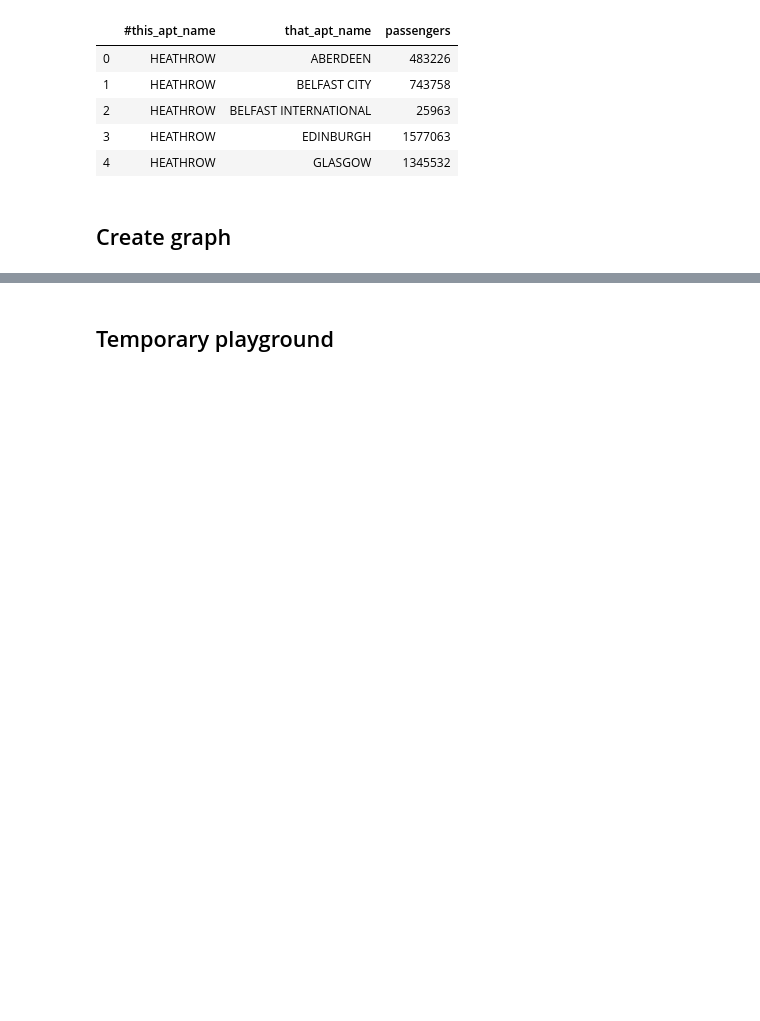
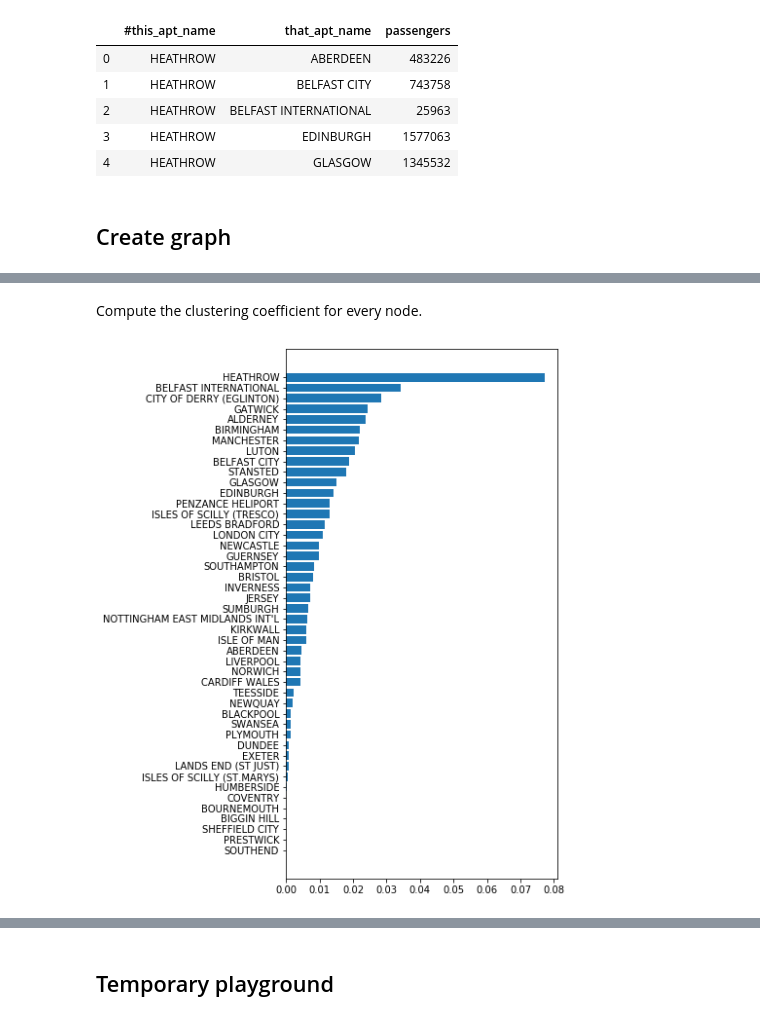
Before and after one commit to paulomac1000/UK-domestic-flights-network, a Jupyter notebook: Notebook.ipynb, the cells around one changed output, grey strips where cells are left out. Saved outputs shown, nothing was run; the diff lists cells and outputs as text; code cells hidden in the pictures; blank space fills up the shorter version.

```diff
--- a/Notebook.ipynb
+++ b/Notebook.ipynb
@@ -39,0 +106,11 @@ g=nx.from_pandas_edgelist(data, source='#this_apt_name', target='that_apt_name',
+# %% [markdown]
+Compute the clustering coefficient for every node.
+# %%
+clustering_coefficient = nx.clustering(g, weight='passengers')
+sorted_clustering_coefficient = {r: clustering_coefficient[r] for r in sorted(clustering_coefficient, key=clustering_coefficient.get)}
+
+plt.figure(figsize=(5, 10))
+plt.barh(list(sorted_clustering_coefficient.keys()), sorted_clustering_coefficient.values())
+plt.show()
+# %% [output]
+[figure, added]
```
Also changed, not shown: parts of 35 cells of this notebook.
